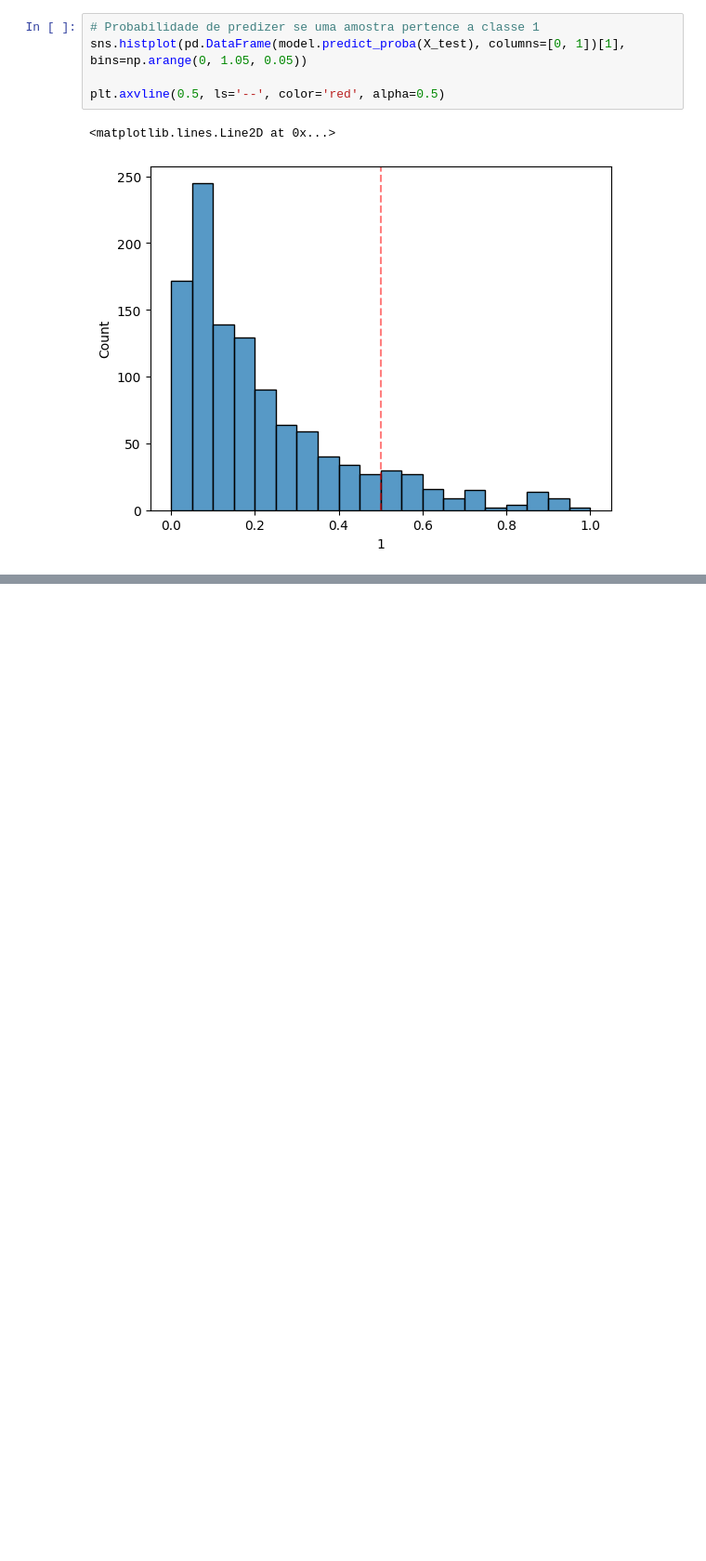
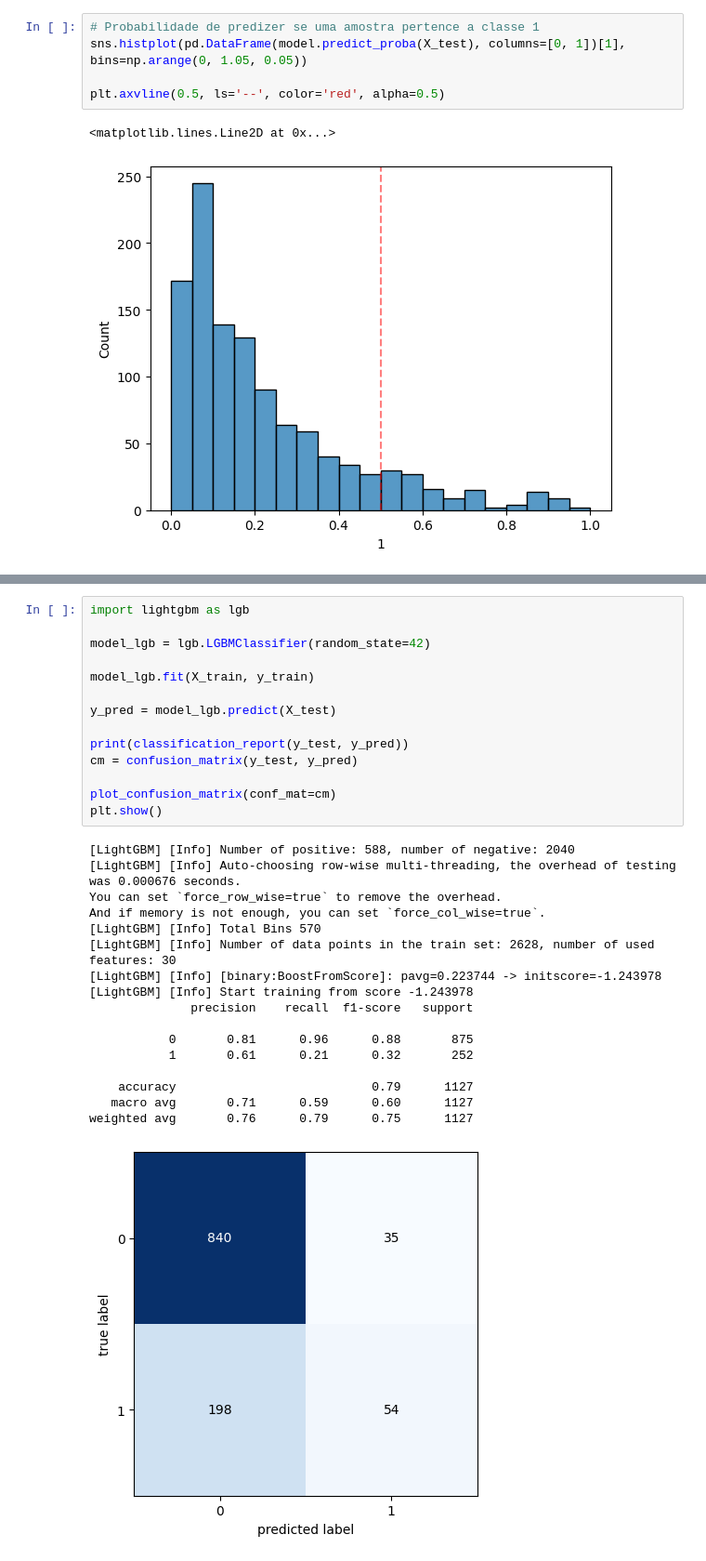
Before and after one commit to jaisson-italo/ds_salary_machine_learning_I, a Jupyter notebook: projeto_ml.ipynb, the cells around one changed output, grey strips where cells are left out. Shown: that part at 93% size. Cells and saved outputs as stored; diff of their text form; blank space fills up the shorter version.

Commit message:
lightgbm

```diff
--- a/projeto_ml.ipynb
+++ b/projeto_ml.ipynb
@@ -524,0 +558,32 @@ plt.axvline(0.5, ls='--', color='red', alpha=0.5)
+# %%
+import lightgbm as lgb
+
+model_lgb = lgb.LGBMClassifier(random_state=42)
+
+model_lgb.fit(X_train, y_train)
+
+y_pred = model_lgb.predict(X_test)
+
+print(classification_report(y_test, y_pred))
+cm = confusion_matrix(y_test, y_pred)
+
+plot_confusion_matrix(conf_mat=cm)
+plt.show()
+# %% [output]
+[LightGBM] [Info] Number of positive: 588, number of negative: 2040
+[LightGBM] [Info] Auto-choosing row-wise multi-threading, the overhead of testing was 0.000676 seconds.
+You can set `force_row_wise=true` to remove the overhead.
+And if memory is not enough, you can set `force_col_wise=true`.
+[LightGBM] [Info] Total Bins 570
+[LightGBM] [Info] Number of data points in the train set: 2628, number of used features: 30
+[LightGBM] [Info] [binary:BoostFromScore]: pavg=0.223744 -> initscore=-1.243978
+[LightGBM] [Info] Start training from score -1.243978
+              precision    recall  f1-score   support
+
+           0       0.81      0.96      0.88       875
+           1       0.61      0.21      0.32       252
+
+    accuracy                           0.79      1127
+   macro avg       0.71      0.59      0.60      1127
+weighted avg       0.76      0.79      0.75      1127
+[figure, added]
```
Also changed, not shown: parts of 2 cells of this notebook.
